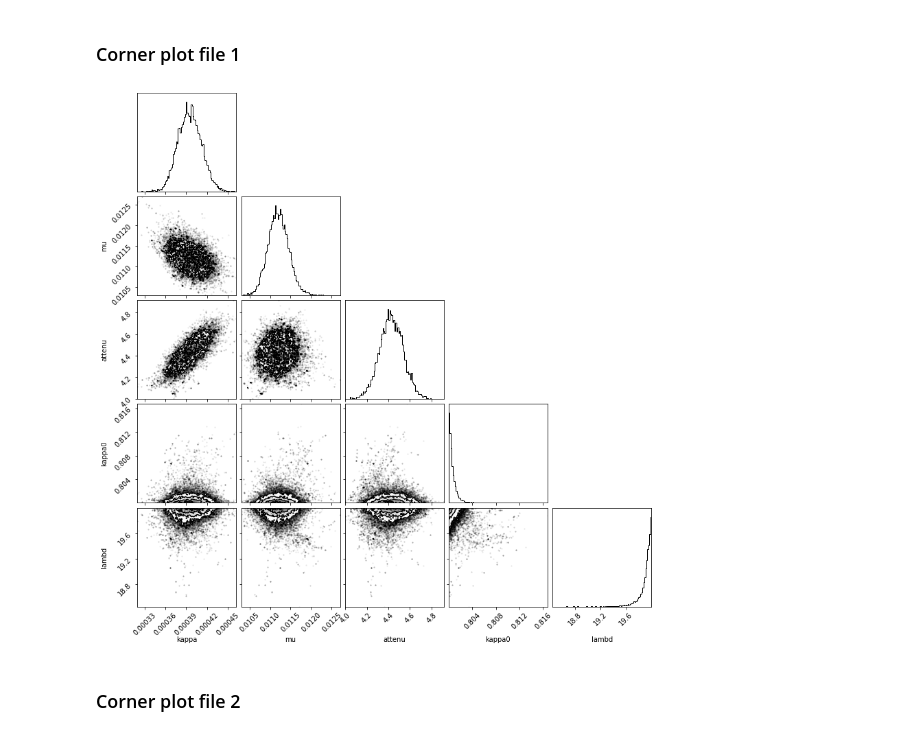
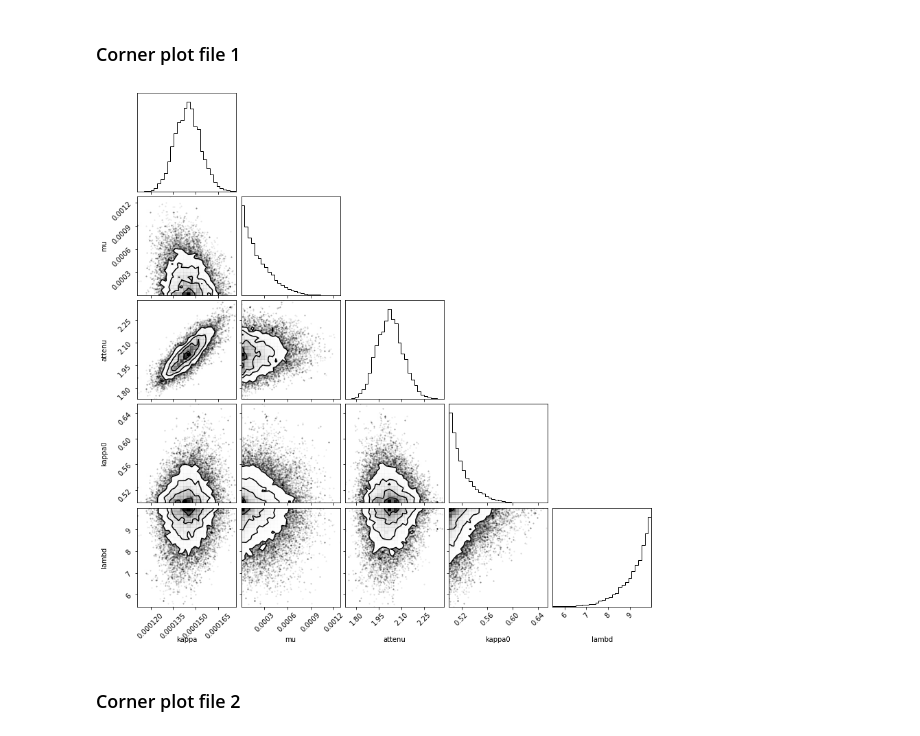
Before and after one commit to reykboerner/diusst, a Jupyter notebook: analysis/bayesian_view5.ipynb, the cells around one changed output. Drawn from its saved outputs; the diff is of its cells as text; code cells hidden in the pictures.

```diff
--- a/analysis/bayesian_view5.ipynb
+++ b/analysis/bayesian_view5.ipynb
@@ -7,7 +7,11 @@ import corner
 param_names = ['kappa','mu','attenu','kappa0','lambd']
 
 #name1 = '../output/210726-133639_M-I5-D2'
-name1 = '../output/210727-141024_M-I5-E1'
+#name1 = '../output/210727-141024_M-I5-E1'
+#name1 = '../output/210805-031128_M-I5-F1'
+#name1 = '../output/210805-161158_M-I5-G1-test'
+#name1 = '../output/210805-164515_M-I5-G1-test'
+name1 = '../output/210806-033752_M-I6-A1-final'
 
 #parameter that excludes 0 in range
 param_nonzero = 2
@@ -56,7 +80,7 @@ plt.show()
 # %% [markdown]
 ### Choose burnin
 # %%
-burnin = 400
+burnin = 250
 
 chain1_flat = chain1[burnin:,:,:].reshape((chain1.shape[0]-burnin)*chain1.shape[1],len(param_names))
 #chain2_flat = chain2[burnin:,:,:].reshape((chain2.shape[0]-burnin)*chain2.shape[1],len(param_names))
@@ -65,9 +89,9 @@ chain1_flat = chain1[burnin:,:,:].reshape((chain1.shape[0]-burnin)*chain1.shape[
 ### Corner plot file 1
 # %%
 fig = corner.corner(
-    chain1_flat, labels=param_names,bins=100)
+    chain1_flat, labels=param_names,bins=30)
 # %% [output]
-[figure, old version]
+[figure, new version]
 # %% [markdown]
 ### Corner plot file 2
 # %%
```
Also changed, not shown: parts of 4 cells of this notebook, 15 other files.
